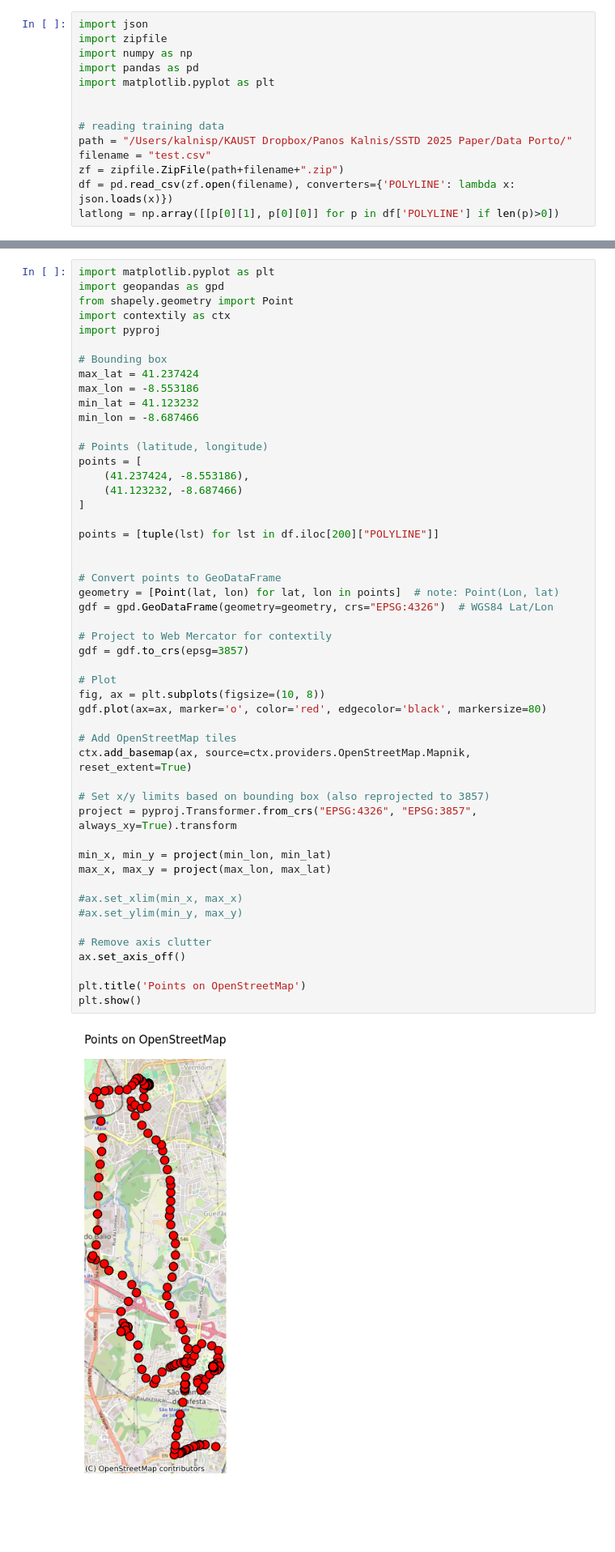
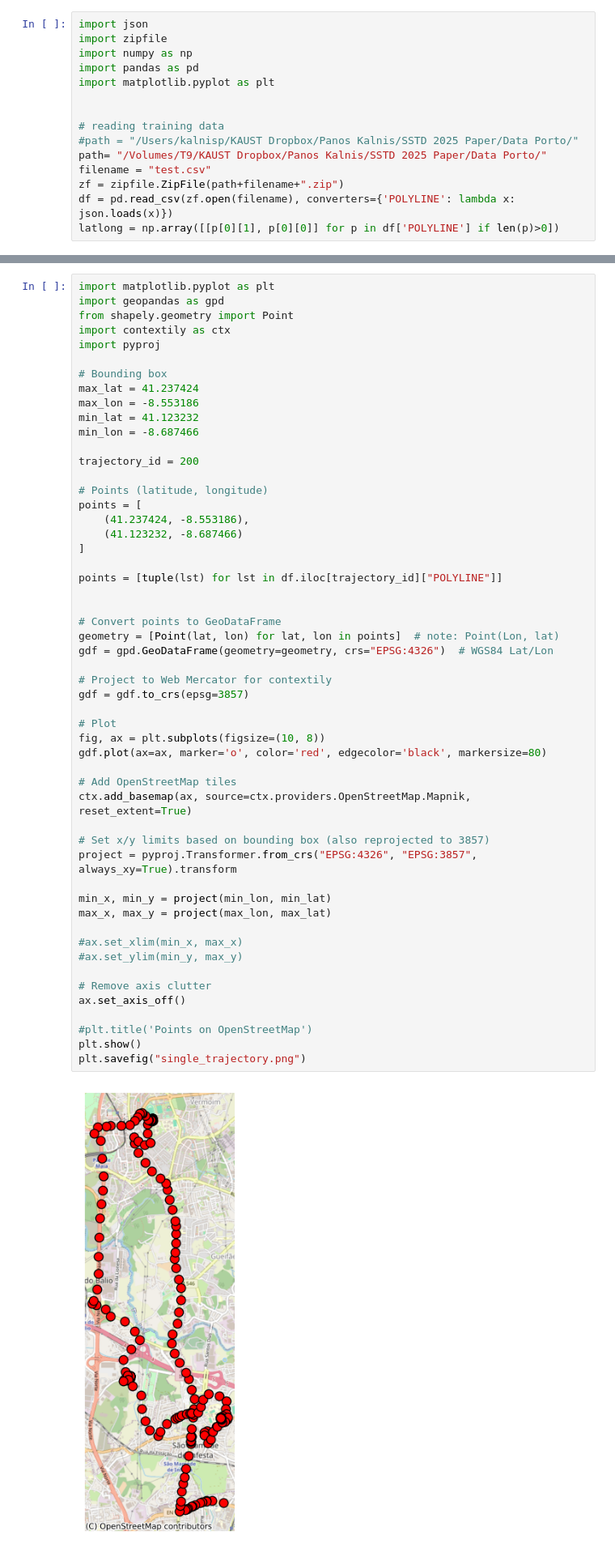
Before and after one commit to pkalnis/sstd2025, a Jupyter notebook: single trip.ipynb, the cells around one changed output, grey strips where cells are left out. Shown: that part at 81% size. Saved outputs shown, nothing was run; the diff lists cells and outputs as text; blank space fills up the shorter version.

```diff
--- a/single trip.ipynb
+++ b/single trip.ipynb
@@ -7,7 +7,8 @@ import matplotlib.pyplot as plt
 
 
 # reading training data
-path = "/Users/kalnisp/KAUST Dropbox/Panos Kalnis/SSTD 2025 Paper/Data Porto/"
+#path = "/Users/kalnisp/KAUST Dropbox/Panos Kalnis/SSTD 2025 Paper/Data Porto/"
+path= "/Volumes/T9/KAUST Dropbox/Panos Kalnis/SSTD 2025 Paper/Data Porto/"
 filename = "test.csv"
 zf = zipfile.ZipFile(path+filename+".zip")
 df = pd.read_csv(zf.open(filename), converters={'POLYLINE': lambda x: json.loads(x)})
@@ -72,42 +73,45 @@ max_lon = -8.553186
 min_lat = 41.123232
 min_lon = -8.687466
 
+trajectory_id = 200
+
 # Points (latitude, longitude)
 points = [
     (41.237424, -8.553186),
     (41.123232, -8.687466)
 ]
 
-points = [tuple(lst) for lst in df.iloc[200]["POLYLINE"]]
+points = [tuple(lst) for lst in df.iloc[trajectory_id]["POLYLINE"]]
 
 
 # Convert points to GeoDataFrame
 geometry = [Point(lat, lon) for lat, lon in points]  # note: Point(Lon, lat)
 gdf = gpd.GeoDataFrame(geometry=geometry, crs="EPSG:4326")  # WGS84 Lat/Lon
 
 # Project to Web Mercator for contextily
 gdf = gdf.to_crs(epsg=3857)
 
 # Plot
 fig, ax = plt.subplots(figsize=(10, 8))
 gdf.plot(ax=ax, marker='o', color='red', edgecolor='black', markersize=80)
 
 # Add OpenStreetMap tiles
 ctx.add_basemap(ax, source=ctx.providers.OpenStreetMap.Mapnik, reset_extent=True)
 
 # Set x/y limits based on bounding box (also reprojected to 3857)
 project = pyproj.Transformer.from_crs("EPSG:4326", "EPSG:3857", always_xy=True).transform
 
 min_x, min_y = project(min_lon, min_lat)
 max_x, max_y = project(max_lon, max_lat)
 
 #ax.set_xlim(min_x, max_x)
 #ax.set_ylim(min_y, max_y)
 
 # Remove axis clutter
 ax.set_axis_off()
 
-plt.title('Points on OpenStreetMap')
+#plt.title('Points on OpenStreetMap')
 plt.show()
+plt.savefig("single_trajectory.png")
 # %% [output]
-[figure, old version]
+[figure, new version]
```
Also changed, not shown: parts of 2 cells of this notebook, 3 other files.
